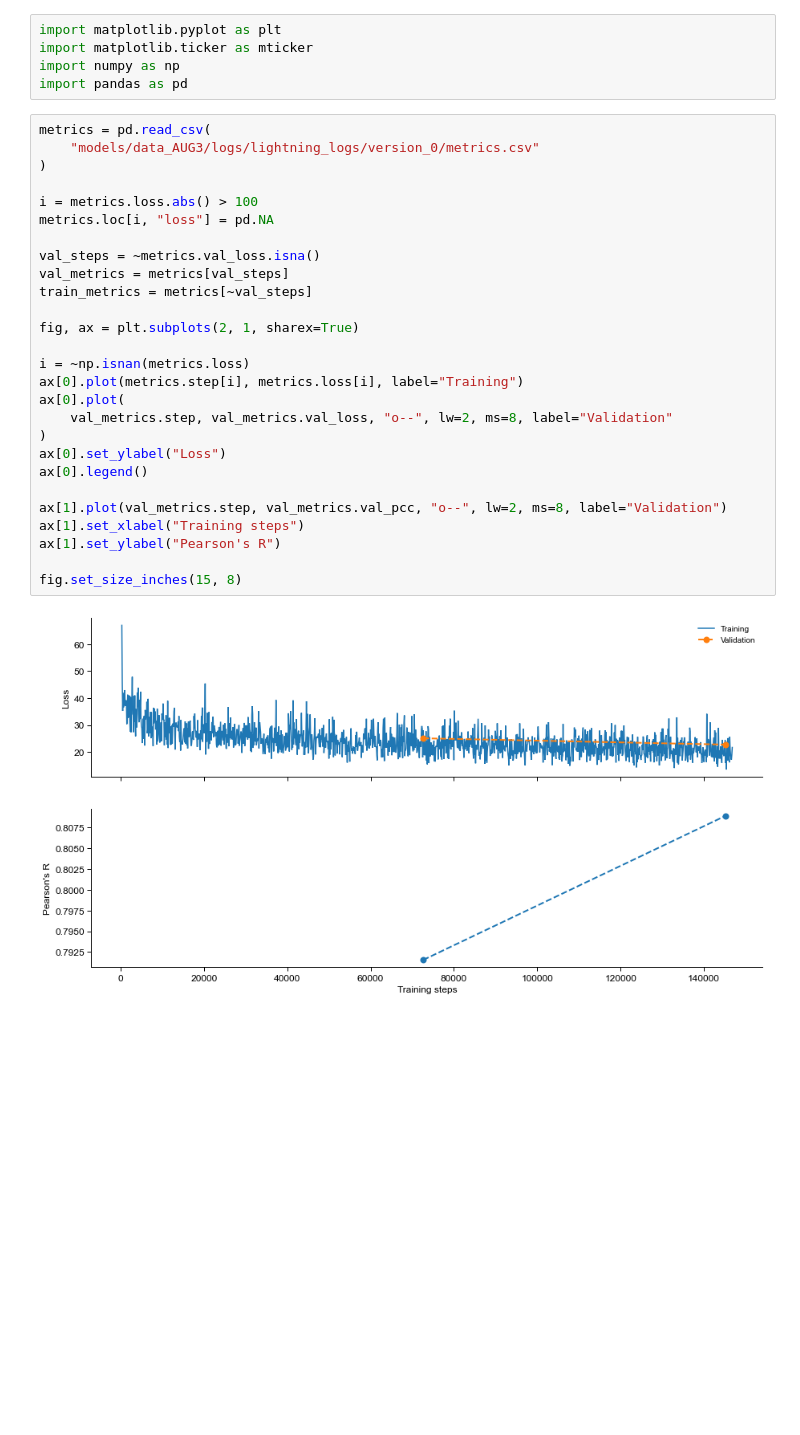
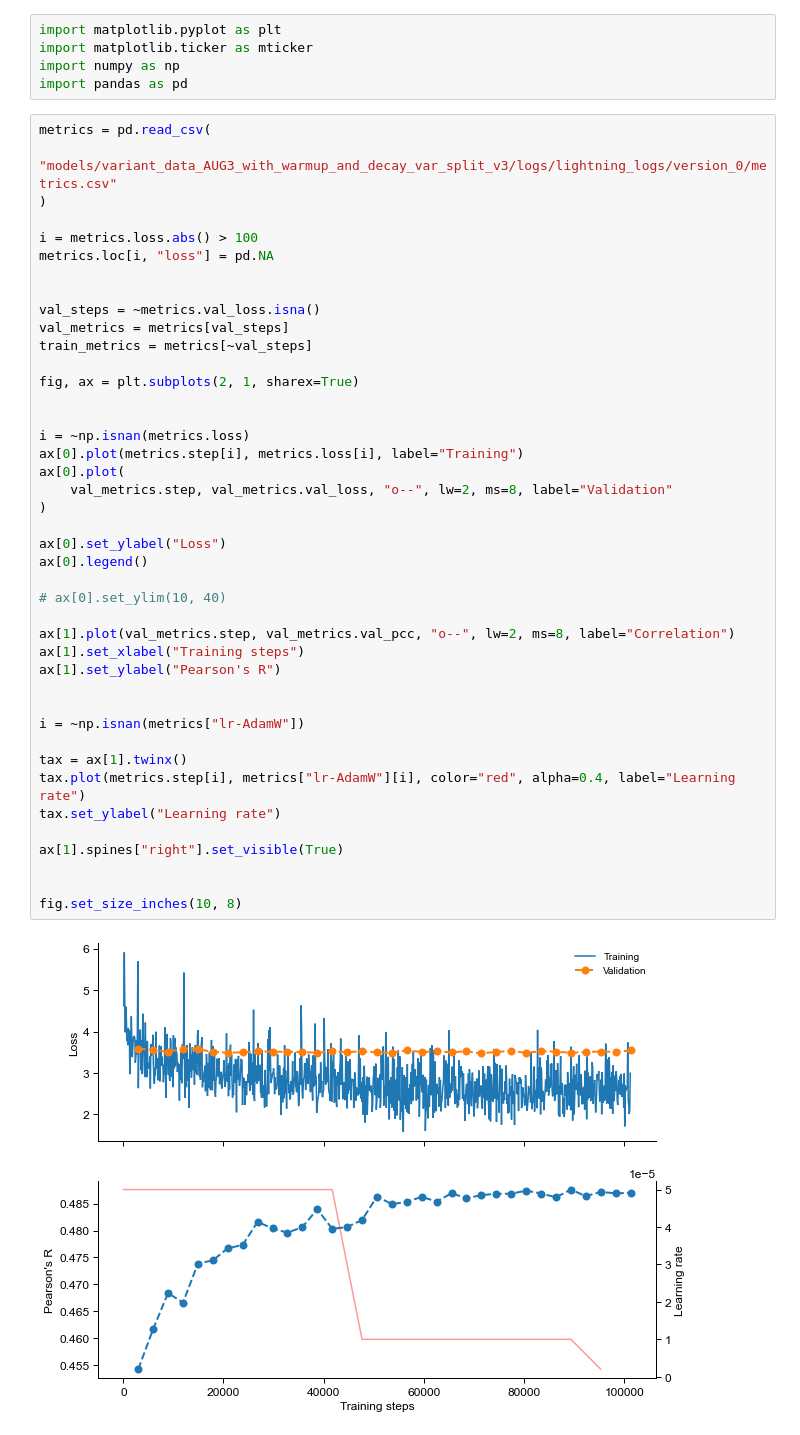
Before and after one commit to vierstralab/vinson, a Jupyter notebook: Train_Metrics.ipynb, the cells around one changed output. Drawn from its saved outputs; the diff is of its cells as text; blank space fills up the shorter version.

```diff
--- a/Train_Metrics.ipynb
+++ b/Train_Metrics.ipynb
@@ -5,31 +5,46 @@ import numpy as np
 import pandas as pd
 # %%
 metrics = pd.read_csv(
-    "models/data_AUG3/logs/lightning_logs/version_0/metrics.csv"
+    "models/variant_data_AUG3_with_warmup_and_decay_var_split_v3/logs/lightning_logs/version_0/metrics.csv"
 )
 
 i = metrics.loss.abs() > 100
 metrics.loc[i, "loss"] = pd.NA
+
 
 val_steps = ~metrics.val_loss.isna()
 val_metrics = metrics[val_steps]
 train_metrics = metrics[~val_steps]
 
 fig, ax = plt.subplots(2, 1, sharex=True)
 
+
 i = ~np.isnan(metrics.loss)
 ax[0].plot(metrics.step[i], metrics.loss[i], label="Training")
 ax[0].plot(
     val_metrics.step, val_metrics.val_loss, "o--", lw=2, ms=8, label="Validation"
 )
+
 ax[0].set_ylabel("Loss")
 ax[0].legend()
 
-ax[1].plot(val_metrics.step, val_metrics.val_pcc, "o--", lw=2, ms=8, label="Validation")
+# ax[0].set_ylim(10, 40)
+
+ax[1].plot(val_metrics.step, val_metrics.val_pcc, "o--", lw=2, ms=8, label="Correlation")
 ax[1].set_xlabel("Training steps")
 ax[1].set_ylabel("Pearson's R")
 
-fig.set_size_inches(15, 8)
+
+i = ~np.isnan(metrics["lr-AdamW"])
+
+tax = ax[1].twinx()
+tax.plot(metrics.step[i], metrics["lr-AdamW"][i], color="red", alpha=0.4, label="Learning rate")
+tax.set_ylabel("Learning rate")
+
+ax[1].spines["right"].set_visible(True)
+
+
+fig.set_size_inches(10, 8)
 # %% [output]
-[figure, old version]
+[figure, new version]
 # %%
```
Also changed, not shown: parts of 3 cells of this notebook, 12 other files.
